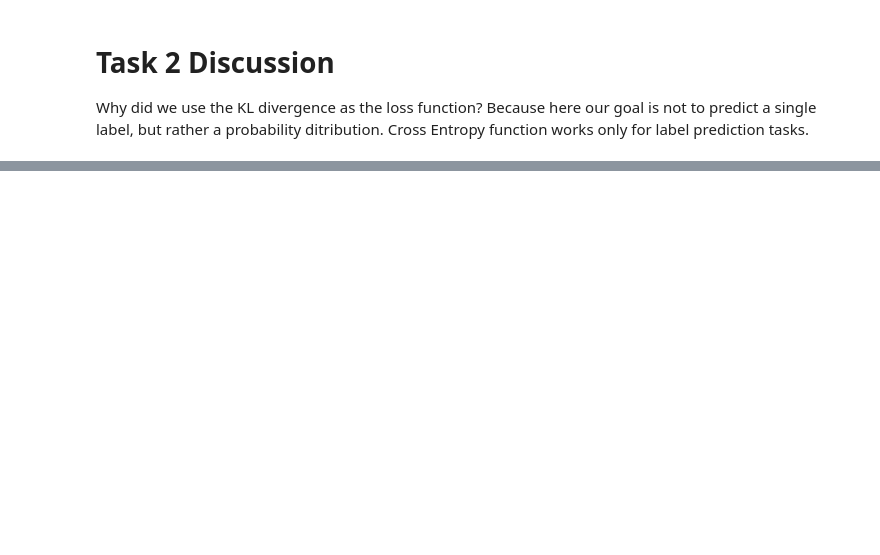
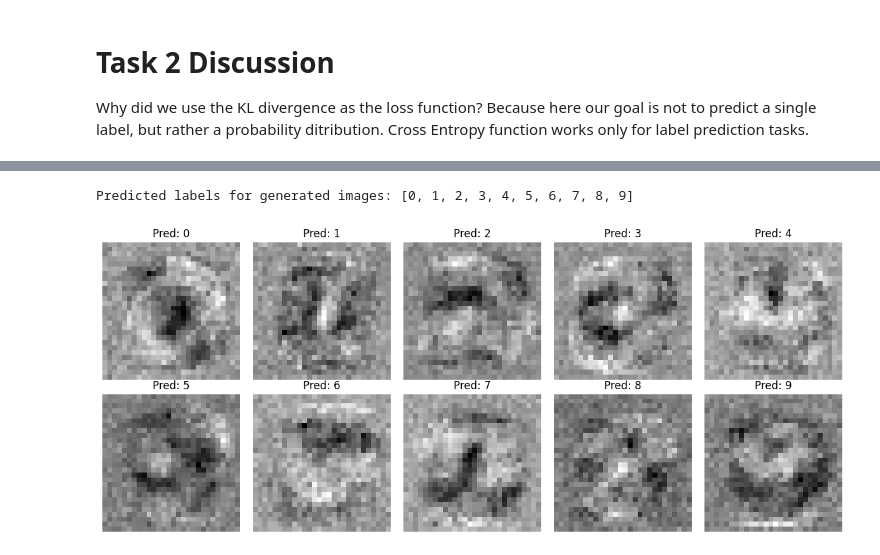
Before and after one commit to roguxivlo/machine-learning-24L, a Jupyter notebook: hw9.ipynb, the cells around one changed output, grey strips where cells are left out. Cells and saved outputs as stored; diff of their text form; code cells hidden in the pictures; blank space fills up the shorter version.

Commit message:
Implement task 3

```diff
--- a/hw9.ipynb
+++ b/hw9.ipynb
@@ -372,0 +435,36 @@ Because here our goal is not to predict a single label, but rather a probability
+# %%
+# Get the images from the anti_model_task_3a:
+
+anti_model_task_3a.eval()
+with torch.no_grad():
+    final_output = anti_model_task_3a(0)
+    predicted_labels = torch.argmax(final_output, dim=1)
+    print(f"\nPredicted labels for generated images: {predicted_labels.tolist()}")
+
+
+generated_images = anti_model_task_3a.imgs.detach().cpu().squeeze(1).numpy()
+# Define the mean and standard deviation used for original normalization
+mean = 0.1307
+std = 0.3081
+
+
+denormalized_images = generated_images * std + mean
+denormalized_images = denormalized_images.clip(0, 1) # Clamp values to be between 0 and 1
+
+
+# Create a figure and a set of subplots
+fig, axes = plt.subplots(2, 5, figsize=(12, 5)) # 2 rows, 5 columns for 10 images
+axes = axes.flatten() # Flatten the 2x5 array of axes for easy iteration
+
+for i in range(10):
+    # Display each image
+    axes[i].imshow(denormalized_images[i], cmap='gray')
+    # Set title with the predicted label
+    axes[i].set_title(f"Pred: {predicted_labels[i].item()}")
+    axes[i].axis('off') # Hide axes ticks
+
+plt.tight_layout() # Adjust subplot parameters for a tight layout
+plt.show() # Display the plot
+# %% [output]
+Predicted labels for generated images: [0, 1, 2, 3, 4, 5, 6, 7, 8, 9]
+[figure, added]
```
Also changed, not shown: parts of 10 cells of this notebook.
